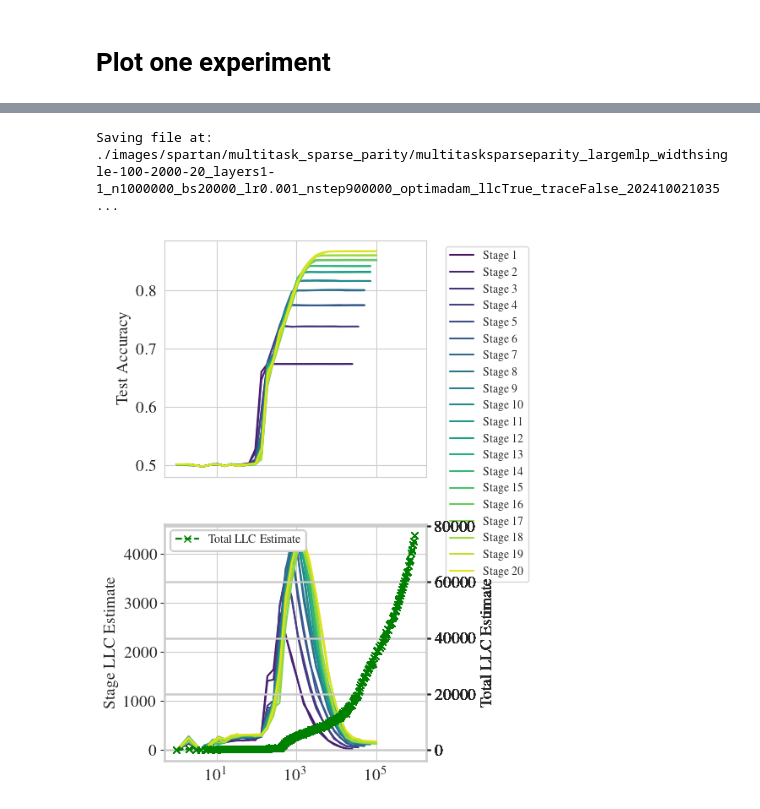
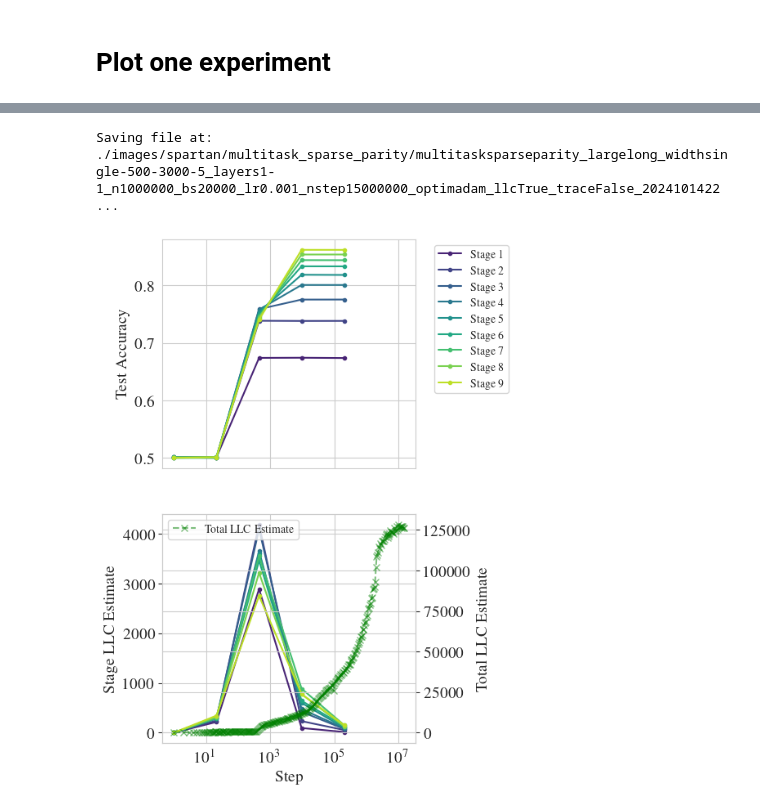
Before and after one commit to edmundlth/neural_network_stagewise_learning, a Jupyter notebook: plot_multitask_sparse_parity.ipynb, the cells around one changed output, grey strips where cells are left out. Saved outputs shown, nothing was run; the diff lists cells and outputs as text; code cells hidden in the pictures.

```diff
--- a/plot_multitask_sparse_parity.ipynb
+++ b/plot_multitask_sparse_parity.ipynb
@@ -142,7 +145,7 @@ WARNING: Found 3 failed experiments.
 # %% [markdown]
 # Plot one experiment
 # %%
-_ID = "9"
+_ID = "3"
 records = expt_records[_ID]
 # records = failed_records[_ID]
 expt_info = records["info"]
@@ -154,6 +157,7 @@ print(f"Number of parameters: {num_parameters}")
 
 df_sgd = pd.DataFrame(expt_info["sgd_records"])
 do_llc_estimation = expt_config["do_llc_estimation"]
+print(f"Num checkpoints: {len(df_sgd)}")
 # %% [output]
 {
   "burn_in_prop": 0.9,
@@ -259,6 +268,8 @@ Warning: Overwriting existing file: ./images/spartan/multitask_sparse_parity/mul
 total_num_learnt_tasks = df["num_learnt_tasks"].iloc[-1]
 print(f"Total number of learnt tasks: {total_num_learnt_tasks}")
 factor = 1.3
+cmap = "magma_r"
+cmap_line = "flare"
 
 task_losses = df["task_losses"].apply(pd.Series)
 task_losses = task_losses.loc[:, sorted(task_losses.columns, reverse=False)]
@@ -268,7 +279,7 @@ task_losses = task_losses.iloc[:, :int(total_num_learnt_tasks * factor)]
 fig, axes = plt.subplots(2, 2, figsize=(12, 12))
 axes = axes.flatten()
 ax = axes[0]
-cax = ax.imshow(task_losses.transpose(), aspect="auto", cmap="magma_r", origin="lower")
+cax = ax.imshow(task_losses.transpose(), aspect="auto", cmap=cmap, origin="lower")
 ax.set_xlabel("Step")
 ax.set_ylabel("Task")
 fig.colorbar(cax, ax=ax, label="Loss")
@@ -276,7 +287,7 @@ fig.colorbar(cax, ax=ax, label="Loss")
 ax = axes[1]
 task_losses["step"] = df["step"]
 task_losses = task_losses.melt(id_vars="step", var_name="task", value_name="loss")
-sns.lineplot(data=task_losses, x="step", y="loss", hue="task", ax=ax, palette="magma", alpha=0.5)
+sns.lineplot(data=task_losses, x="step", y="loss", hue="task", ax=ax, palette=cmap_line, alpha=0.5)
 ymin, ymax = ax.get_ylim()
 ax.vlines(step_at_lowest_test_loss, ymin, ymax, color="r", linestyle="--", label="Lowest Test Loss")
 # ax.set_yscale("log")
@@ -284,7 +295,7 @@ ax.set_xscale("log")
 if do_llc_estimation:
     ax = ax.twinx()
     yvals = np.clip(df["llc_est"], 0, np.inf)
-    ax.plot(df["step"], yvals, "gx--", label="llc_est")
+    ax.plot(df["step"], yvals, "gx--", label="llc_est", alpha=0.1)
     ax.set_ylabel("LLC Estimate")
     # ax.set_yscale("log")
     ax.set_xscale("log")
@@ -295,7 +306,7 @@ task_errors = df["task_errors"].apply(pd.Series)
 task_errors = task_errors.loc[:, sorted(task_errors.columns)]
 task_errors = task_errors.iloc[:, :int(total_num_learnt_tasks * factor)]
 
-cax = ax.imshow(task_errors.transpose(), aspect="auto", cmap="magma_r", origin="lower")
+cax = ax.imshow(task_errors.transpose(), aspect="auto", cmap=cmap, origin="lower")
 ax.set_xlabel("Step")
 ax.set_ylabel("Task")
 fig.colorbar(cax, ax=ax, label="Error")
@@ -304,11 +315,16 @@ fig.colorbar(cax, ax=ax, label="Error")
 ax = axes[3]
 task_errors["step"] = df["step"]
 task_errors = task_errors.melt(id_vars="step", var_name="task", value_name="error")
-sns.lineplot(data=task_errors, x="step", y="error", hue="task", ax=ax, palette="magma", alpha=0.5)
+sns.lineplot(data=task_errors, x="step", y="error", hue="task", ax=ax, palette=cmap_line, alpha=0.5)
 # ax.set_yscale("log")
 ax.set_xscale("log")
 ymin, ymax = ax.get_ylim()
 ax.vlines(step_at_lowest_test_loss, ymin, ymax, color="r", linestyle="--", label="Lowest Test Loss")
+if "logit_norm" in df.columns:
+    ax = ax.twinx()
+    ax.plot(df["step"], df["logit_norm"], "b.-", label="Logit Norm", alpha=0.8)
+    ax.set_ylabel("Logit Norm")
+    ax.legend()
 
 
 savefig_fn(fig, f"task_losses_and_errors_id{_ID}.pdf")
@@ -319,42 +336,43 @@ Saving file at: ./images/spartan/multitask_sparse_parity/multitasksparseparity_l
 # %%
 stage_records = expt_info["stage_records"]
 num_to_plot = len(stage_records)
 max_clip = np.inf
 with sns.color_palette("viridis", n_colors=num_to_plot):
     fig, axes = plt.subplots(2, 1, figsize=(4, 8), sharex=True)
 
     for stage, stage_rec in enumerate(stage_records[:num_to_plot], start=1):
         df_stage = pd.DataFrame(stage_rec)
         # df_stage = df_stage[df_stage["step"] > 100]
         ax = axes[0]
-        ax.plot(df_stage["step"], df_stage["test_acc"], label=f"Stage {stage}")
+        ax.plot(df_stage["step"], df_stage["test_acc"], ".-", label=f"Stage {stage}")
         ax.legend(bbox_to_anchor=(1.05, 1), loc='upper left')
-        # ax.set_xlabel("Step")
+
         ax.set_ylabel("Test Accuracy")
 
         ax = axes[1]
         yvals = np.clip(df_stage["llc_est"], 0, max_clip)
-        ax.plot(df_stage["step"], yvals, label=f"Stage {stage}")
+        ax.plot(df_stage["step"], yvals, ".-", label=f"Stage {stage}")
         ax.set_ylabel("Stage LLC Estimate")
+        ax.set_xlabel("Step")
 
-        ax = ax.twinx()
-        xvals = df["step"]
-        yvals = np.clip(df["llc_est"], 0, max_clip)
-        ax.plot(xvals, yvals, "gx--", label="Total LLC Estimate")
-        ax.set_xlabel("Step")
-        ax.set_ylabel("Total LLC Estimate")
-        ax.set_xscale("log")
-        ax.legend()
+    ax = ax.twinx()
+    xvals = df["step"]
+    yvals = np.clip(df["llc_est"], 0, max_clip)
+    ax.plot(xvals, yvals, "gx--", label="Total LLC Estimate", alpha=0.5)
+    ax.set_xlabel("Step")
+    ax.set_ylabel("Total LLC Estimate")
+    ax.set_xscale("log")
+    ax.legend()
 
     for ax in axes:
         # ax.set_yscale("log")
         ax.set_xscale("log")
         pass
 
 savefig_fn(fig, f"stage_analysis_id{_ID}.pdf")
 # %% [output]
-Saving file at: ./images/spartan/multitask_sparse_parity/multitasksparseparity_largemlp_widthsingle-100-2000-20_layers1-1_n1000000_bs20000_lr0.001_nstep900000_optimadam_llcTrue_traceFalse_202410021035 ...
+Saving file at: ./images/spartan/multitask_sparse_parity/multitasksparseparity_largelong_widthsingle-500-3000-5_layers1-1_n1000000_bs20000_lr0.001_nstep15000000_optimadam_llcTrue_traceFalse_2024101422 ...
-[figure, old version]
+[figure, new version]
 # %%
 final_llcs = [stage_rec[-1]["llc_est"] for stage_rec in stage_records]
 max_clip = np.inf
```
Also changed, not shown: parts of 9 cells of this notebook.
